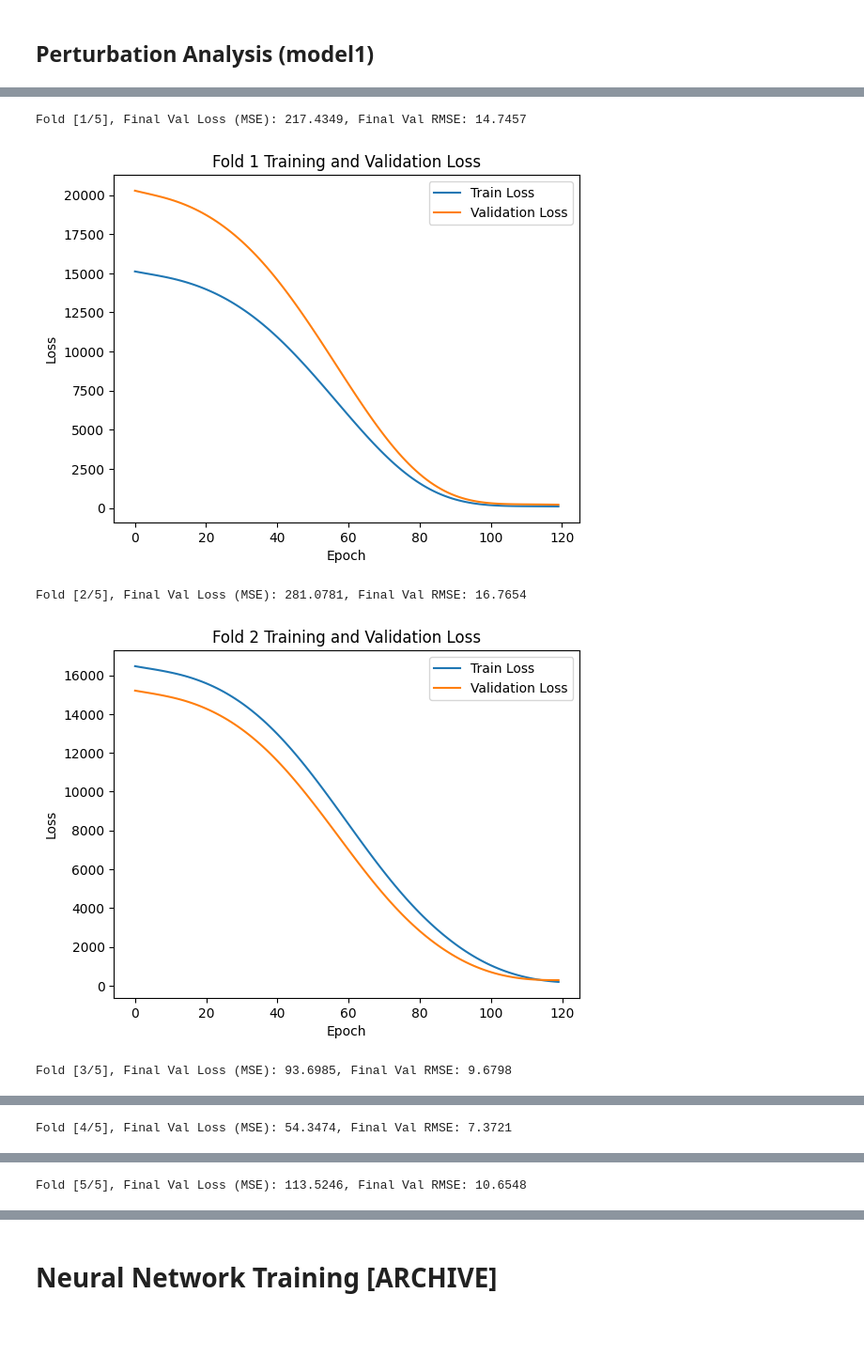
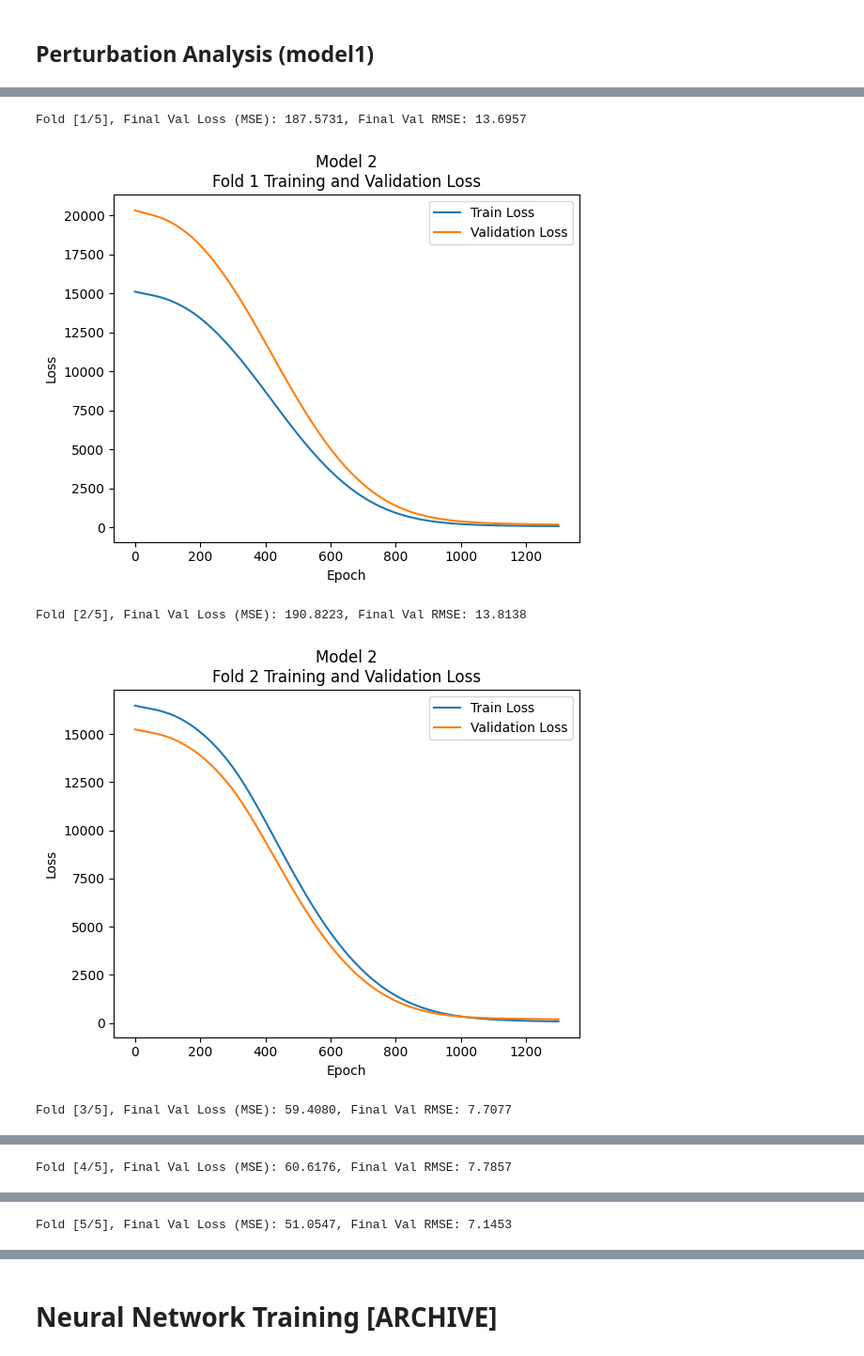
Before and after one commit to GerardoG2/plant-health-status, a Jupyter notebook: Notebooks/NeuralNetwork_t1.ipynb, the cells around one changed output, grey strips where cells are left out. Shown at 94% size. Saved outputs shown, nothing was run; the diff lists cells and outputs as text; code cells hidden in the pictures; blank space fills up the shorter version.

```diff
--- a/Notebooks/NeuralNetwork_t1.ipynb
+++ b/Notebooks/NeuralNetwork_t1.ipynb
@@ -102,8 +102,8 @@ torch.manual_seed(42)
 input_size = X_train.shape[1]
 hidden_size = 32
 output_size = 1
-learning_rate = .01
-num_epochs = 100
+learning_rate = .001
+num_epochs = 1000
 
 # loss function
 criterion = nn.MSELoss()
@@ -165,7 +165,7 @@ for fold, (train_idx, val_idx) in enumerate(kf.split(X_train)):
     plt.plot(val_losses, label="Validation Loss")
     plt.xlabel("Epoch")
     plt.ylabel("Loss")
-    plt.title(f"Fold {fold+1} Training and Validation Loss")
+    plt.title(f"Model 1\nFold {fold+1} Training and Validation Loss")
     plt.legend()
     plt.savefig(f'../Figures/fold_{fold+1}_training_validation_loss.png')
     plt.show()
@@ -196,8 +196,8 @@ Std CV Val Loss (RMSE): 6.3671
 input_size = X_train.shape[1]
 hidden_size = 32
 output_size = 1
-learning_rate = .01
-num_epochs = 100
+learning_rate = .001
+num_epochs = 1000
 
 # standardize
 scaler = StandardScaler()
@@ -602,8 +605,8 @@ torch.manual_seed(42)
 input_size = X_train.shape[1]
 hidden_size = 32
 output_size = 1
-learning_rate = .01
-num_epochs = 120
+learning_rate = .001
+num_epochs = 1300
 
 # loss function
 criterion = nn.MSELoss()
@@ -647,36 +650,36 @@ for fold, (train_idx, val_idx) in enumerate(kf.split(X_train)):
         optimizer.step() # update weights
 
         train_losses.append(loss.item())
 
         # validation
         model.eval()
         with torch.no_grad():
             val_outputs = model(X_val_tensor)
             val_loss = criterion(val_outputs, y_val_tensor)
 
         val_losses.append(val_loss.item())
 
     cv_val_losses.append(val_losses[-1])
 
     print(f"Fold [{fold+1}/5], Final Val Loss (MSE): {val_losses[-1]:.4f}, Final Val RMSE: {np.sqrt(val_losses[-1]):.4f}")
 
     plt.figure()
     plt.plot(train_losses, label="Train Loss")
     plt.plot(val_losses, label="Validation Loss")
     plt.xlabel("Epoch")
     plt.ylabel("Loss")
-    plt.title(f"Fold {fold+1} Training and Validation Loss")
+    plt.title(f"Model 2\nFold {fold+1} Training and Validation Loss")
     plt.legend()
     plt.savefig(f'../Figures/fold_{fold+1}_training_validation_loss.png')
     plt.show()
 
 print(f"\nModel 2 Mean CV Val Loss (MSE): {np.mean(cv_val_losses):.4f}")
 print(f"Model 2 Mean CV Val Loss (RMSE): {np.sqrt(np.mean(cv_val_losses)):.4f}")
 print(f"Model 2 Std CV Val Loss (MSE): {np.std(cv_val_losses):.4f}")
 print(f"Model 2 Std CV Val Loss (RMSE): {np.sqrt(np.std(cv_val_losses)):.4f}")
 # %% [output]
-Fold [1/5], Final Val Loss (MSE): 217.4349, Final Val RMSE: 14.7457
+Fold [1/5], Final Val Loss (MSE): 187.5731, Final Val RMSE: 13.6957
-[figure, old version]
+[figure, new version]
-Fold [2/5], Final Val Loss (MSE): 281.0781, Final Val RMSE: 16.7654
+Fold [2/5], Final Val Loss (MSE): 190.8223, Final Val RMSE: 13.8138
-[figure, old version]
+[figure, new version]
-Fold [3/5], Final Val Loss (MSE): 93.6985, Final Val RMSE: 9.6798
+Fold [3/5], Final Val Loss (MSE): 59.4080, Final Val RMSE: 7.7077
@@ -684 +687 @@ Fold [3/5], Final Val Loss (MSE): 93.6985, Final Val RMSE: 9.6798
-Fold [4/5], Final Val Loss (MSE): 54.3474, Final Val RMSE: 7.3721
+Fold [4/5], Final Val Loss (MSE): 60.6176, Final Val RMSE: 7.7857
@@ -686 +689 @@ Fold [4/5], Final Val Loss (MSE): 54.3474, Final Val RMSE: 7.3721
-Fold [5/5], Final Val Loss (MSE): 113.5246, Final Val RMSE: 10.6548
+Fold [5/5], Final Val Loss (MSE): 51.0547, Final Val RMSE: 7.1453
```
Also changed, not shown: parts of 21 cells of this notebook, 14 other files.
